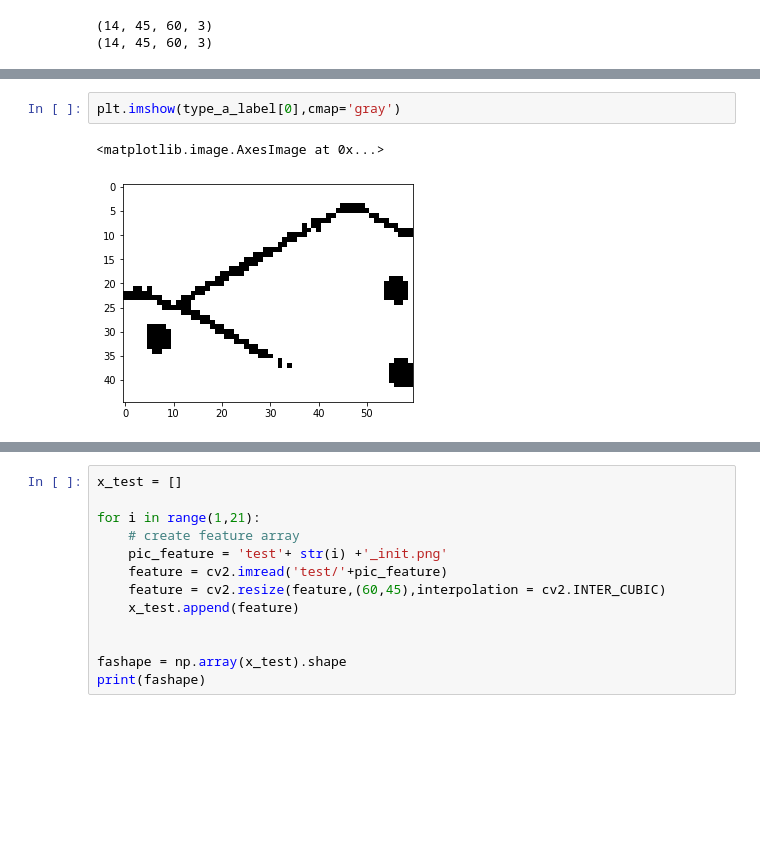
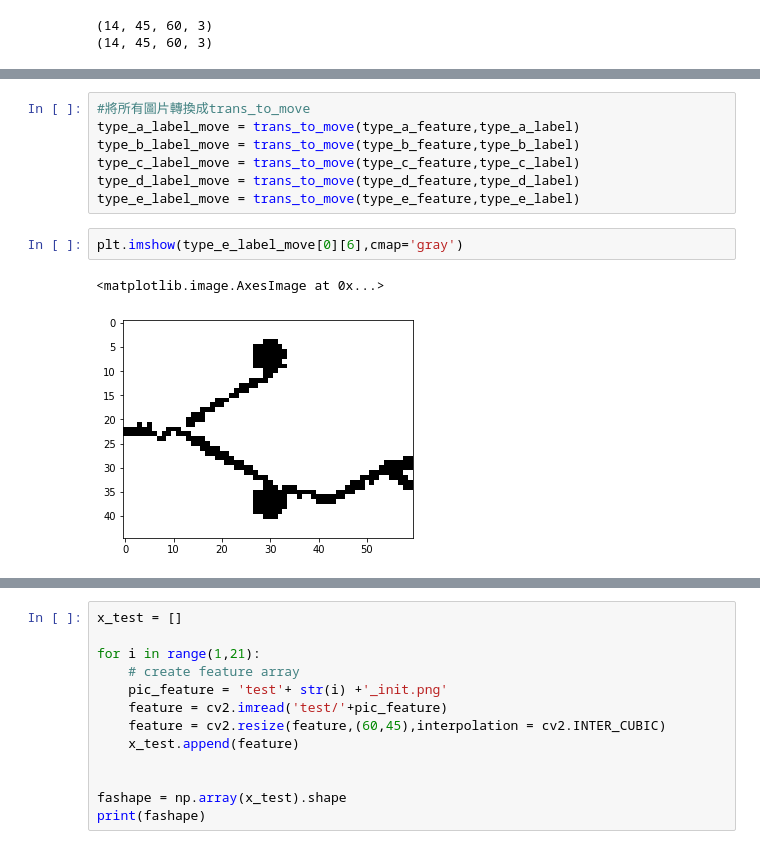
Before and after one commit to LiuYiShan613/ML_FIANL, a Jupyter notebook: conv_lstm.ipynb, the cells around one changed output, grey strips where cells are left out. Drawn from its saved outputs; the diff is of its cells as text; blank space fills up the shorter version.

```diff
--- a/conv_lstm.ipynb
+++ b/conv_lstm.ipynb
@@ -184,5 +293,12 @@ print(np.array(type_e_label).shape)
+# %%
+#將所有圖片轉換成trans_to_move
+type_a_label_move = trans_to_move(type_a_feature,type_a_label)
+type_b_label_move = trans_to_move(type_b_feature,type_b_label)
+type_c_label_move = trans_to_move(type_c_feature,type_c_label)
+type_d_label_move = trans_to_move(type_d_feature,type_d_label)
+type_e_label_move = trans_to_move(type_e_feature,type_e_label)
 # %%
-plt.imshow(type_a_label[0],cmap='gray')
+plt.imshow(type_e_label_move[0][6],cmap='gray')
 # %% [output]
 <matplotlib.image.AxesImage at 0x...>
-[figure, old version]
+[figure, new version]
```
Also changed, not shown: parts of 48 cells of this notebook.
